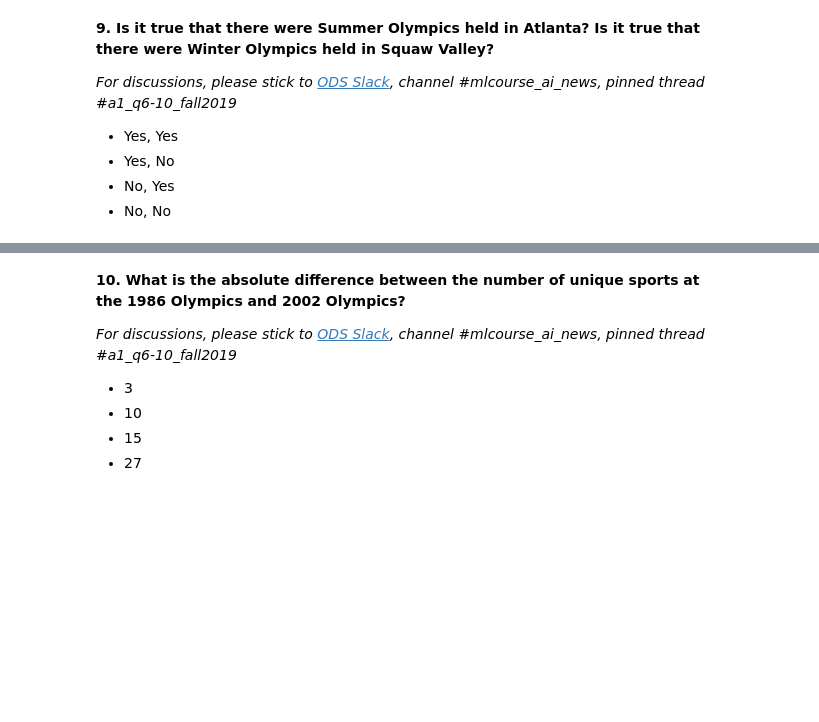
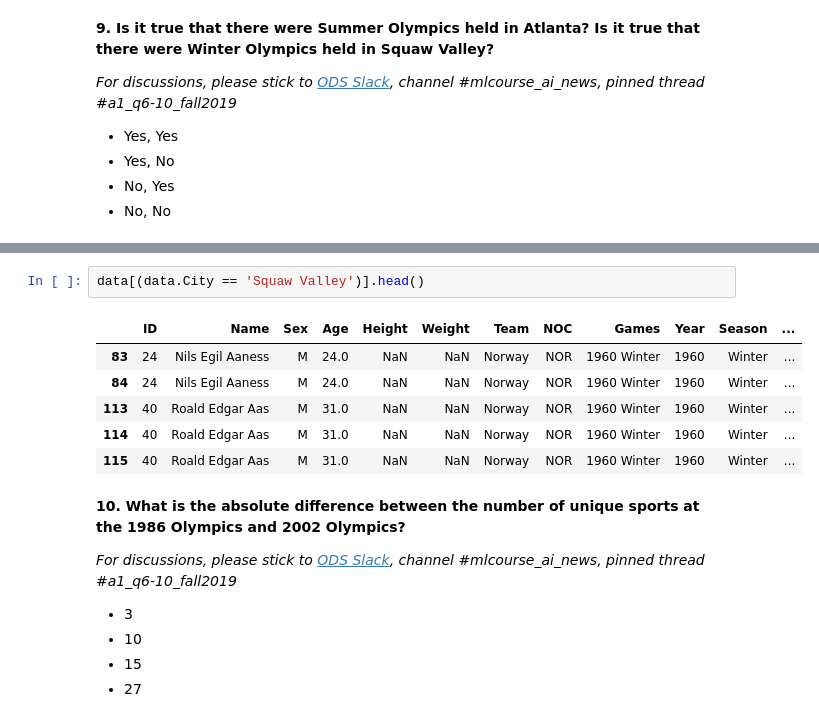
Before and after one commit to SeroIv/mlcourse.ai, a Jupyter notebook: assignment1_pandas_olympic.ipynb, the cells around one changed output, grey strips where cells are left out. Saved outputs shown, nothing was run; the diff lists cells and outputs as text; blank space fills up the shorter version.

```diff
--- a/assignment1_pandas_olympic.ipynb
+++ b/assignment1_pandas_olympic.ipynb
@@ -249,3 +312,12 @@ __9. Is it true that there were Summer Olympics held in Atlanta? Is it true that
+# %%
+data[(data.City == 'Squaw Valley')].head()
+# %% [output]
+|  | ID | Name | Sex | Age | Height | Weight | Team | NOC | Games | Year | Season | ... |
+| 83 | 24 | Nils Egil Aaness | M | 24.0 | NaN | NaN | Norway | NOR | 1960 Winter | 1960 | Winter | ... |
+| 84 | 24 | Nils Egil Aaness | M | 24.0 | NaN | NaN | Norway | NOR | 1960 Winter | 1960 | Winter | ... |
+| 113 | 40 | Roald Edgar Aas | M | 31.0 | NaN | NaN | Norway | NOR | 1960 Winter | 1960 | Winter | ... |
+| 114 | 40 | Roald Edgar Aas | M | 31.0 | NaN | NaN | Norway | NOR | 1960 Winter | 1960 | Winter | ... |
+| 115 | 40 | Roald Edgar Aas | M | 31.0 | NaN | NaN | Norway | NOR | 1960 Winter | 1960 | Winter | ... |
 # %% [markdown]
 __10. What is the absolute difference between the number of unique sports at the 1986 Olympics and 2002 Olympics?__
 
```
Also changed, not shown: parts of 17 cells of this notebook.
